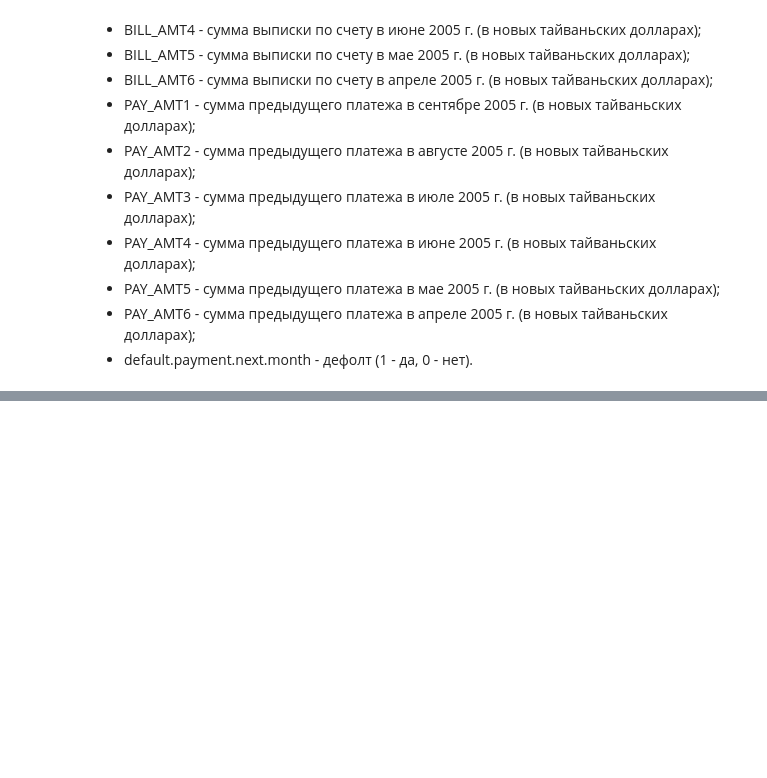
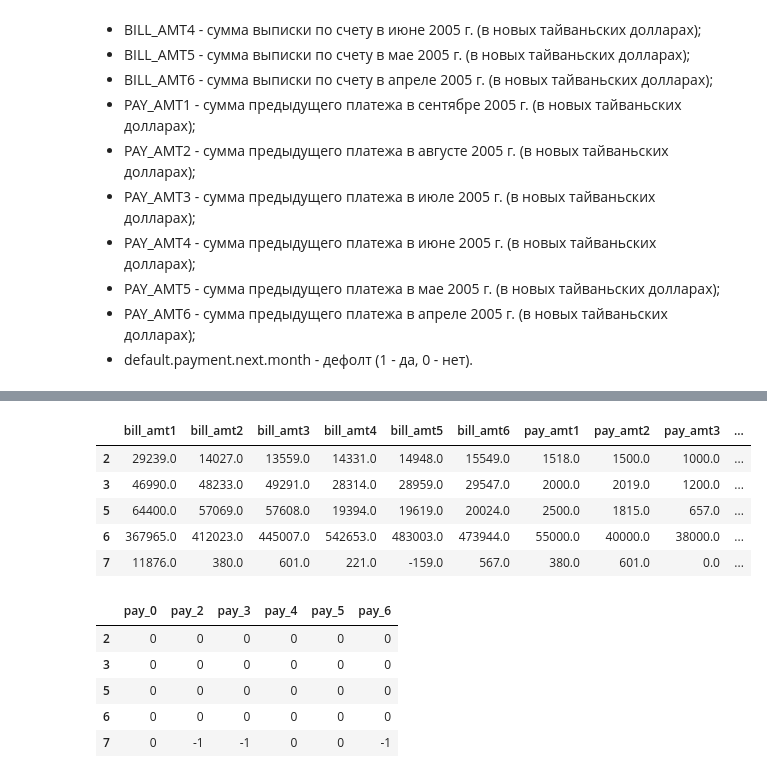
Before and after one commit to TheDrunkenBear/ML, a Jupyter notebook: Default Payments of Credit Card Clients in Taiwan from 2005.ipynb, the cells around one changed output, grey strips where cells are left out. Cells and saved outputs as stored; diff of their text form; code cells hidden in the pictures; blank space fills up the shorter version.

```diff
--- a/Default Payments of Credit Card Clients in Taiwan from 2005.ipynb
+++ b/Default Payments of Credit Card Clients in Taiwan from 2005.ipynb
@@ -33,0 +186,18 @@ import pandas as pd
+# %%
+# Вероятно, что -2 означает, что клиент не имел задолженностей в этот месяц
+# Посмотрим подробнее на статус 0
+display(data.loc[data["pay_0"] == 0, "bill_amt1":].head())
+display(data.loc[data["pay_0"] == 0, "pay_0":"pay_6"].head())
+# %% [output]
+|  | bill_amt1 | bill_amt2 | bill_amt3 | bill_amt4 | bill_amt5 | bill_amt6 | pay_amt1 | pay_amt2 | pay_amt3 | ... |
+| 2 | 29239.0 | 14027.0 | 13559.0 | 14331.0 | 14948.0 | 15549.0 | 1518.0 | 1500.0 | 1000.0 | ... |
+| 3 | 46990.0 | 48233.0 | 49291.0 | 28314.0 | 28959.0 | 29547.0 | 2000.0 | 2019.0 | 1200.0 | ... |
+| 5 | 64400.0 | 57069.0 | 57608.0 | 19394.0 | 19619.0 | 20024.0 | 2500.0 | 1815.0 | 657.0 | ... |
+| 6 | 367965.0 | 412023.0 | 445007.0 | 542653.0 | 483003.0 | 473944.0 | 55000.0 | 40000.0 | 38000.0 | ... |
+| 7 | 11876.0 | 380.0 | 601.0 | 221.0 | -159.0 | 567.0 | 380.0 | 601.0 | 0.0 | ... |
+|  | pay_0 | pay_2 | pay_3 | pay_4 | pay_5 | pay_6 |
+| 2 | 0 | 0 | 0 | 0 | 0 | 0 |
+| 3 | 0 | 0 | 0 | 0 | 0 | 0 |
+| 5 | 0 | 0 | 0 | 0 | 0 | 0 |
+| 6 | 0 | 0 | 0 | 0 | 0 | 0 |
+| 7 | 0 | -1 | -1 | 0 | 0 | -1 |
```
Also changed, not shown: parts of 14 cells of this notebook.
